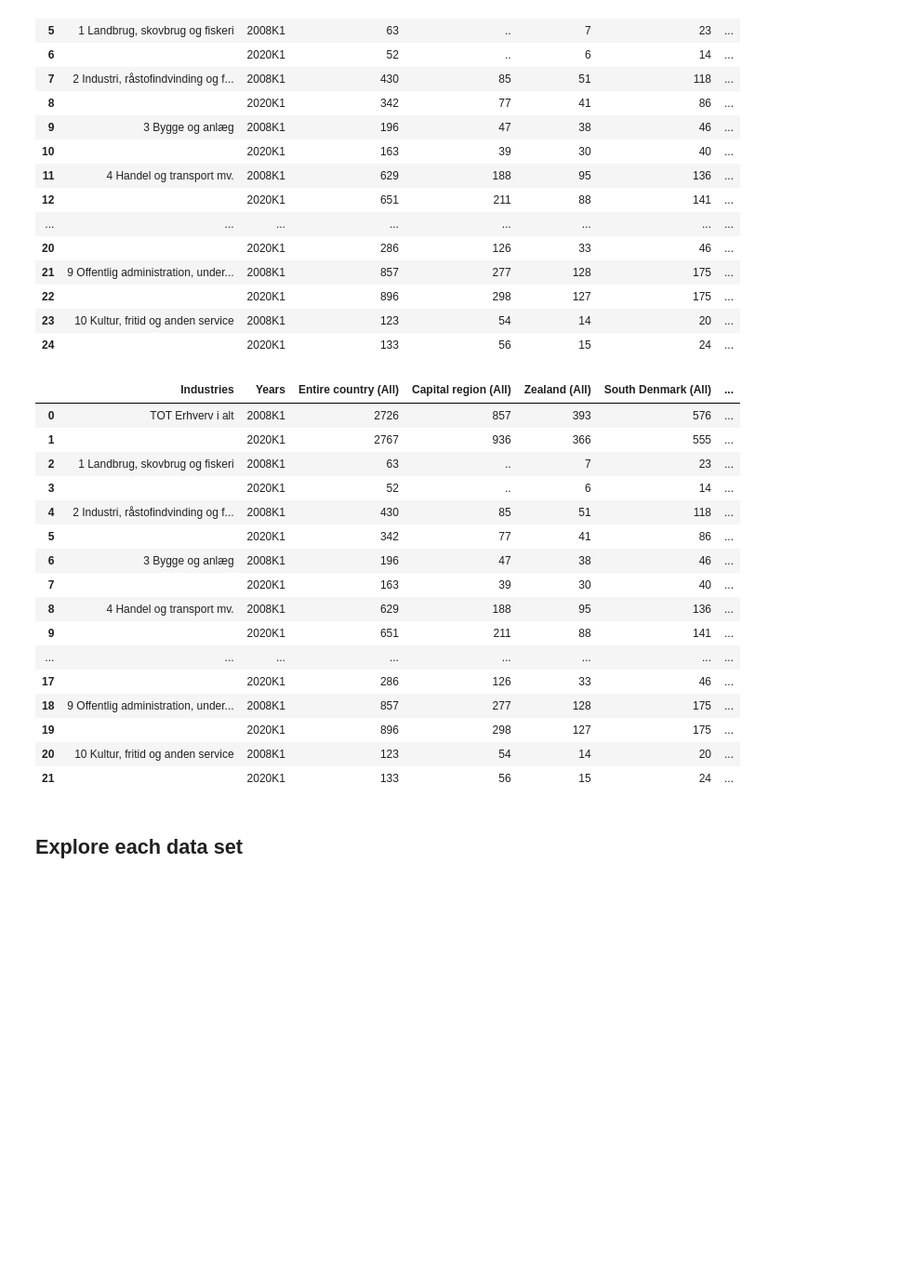
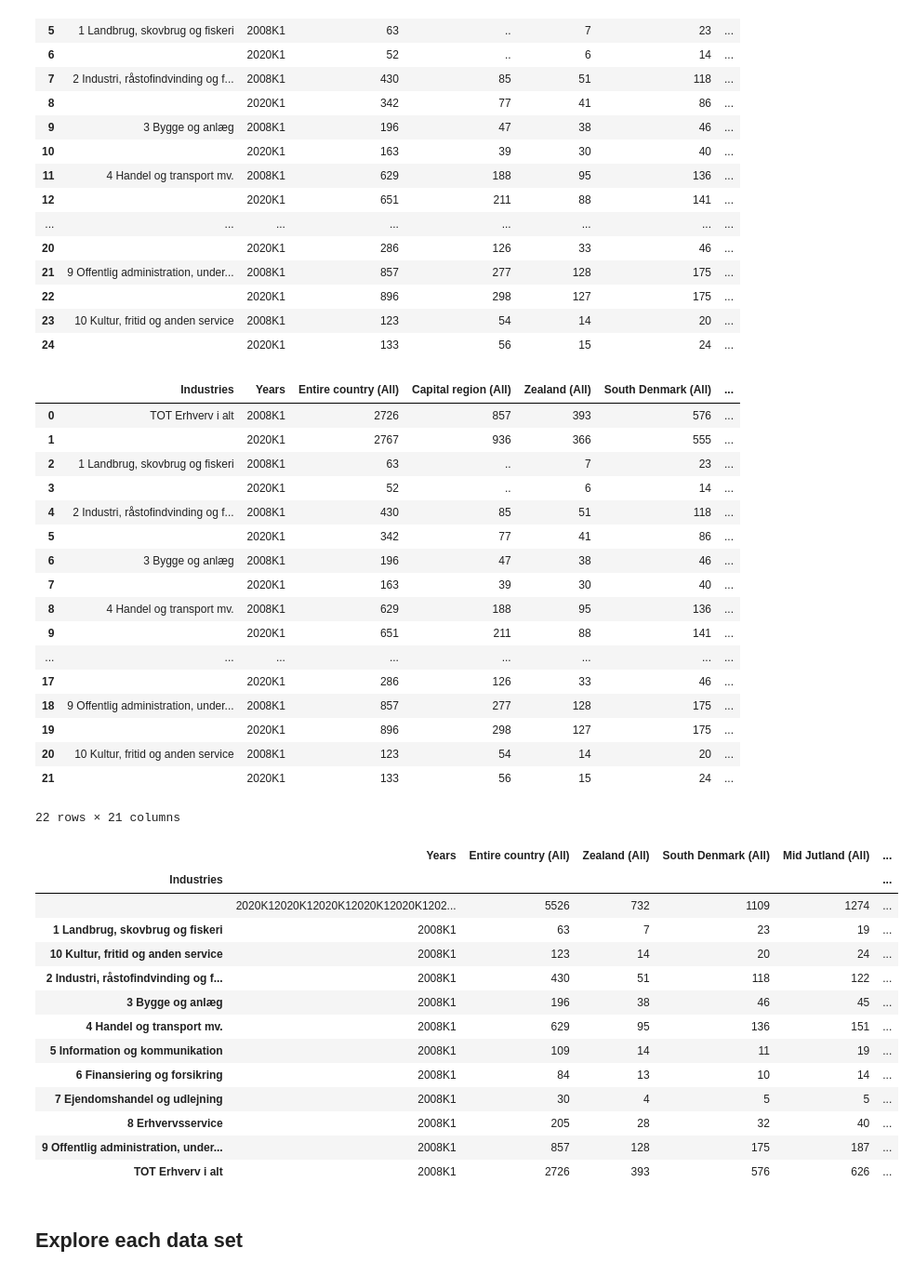
Before and after one commit to Morsing96/Introduction-to-Programming, a Jupyter notebook: dataproject/dataproject.ipynb, the cells around one changed output. Shown: that part at 93% size. Saved outputs shown, nothing was run; the diff lists cells and outputs as text; code cells hidden in the pictures; blank space fills up the shorter version.

```diff
--- a/dataproject/dataproject.ipynb
+++ b/dataproject/dataproject.ipynb
@@ -223,6 +332,8 @@ industries
 # %%
 #reseting indices
 industries=industries.reset_index(level=None, drop=True, inplace=False, col_level=0, col_fill='')
+# %%
+industries["Industry_year"]=industries["Industries"]+industries["Years"]
 # %%
 industries
 # %% [output]
@@ -243,3 +354,4 @@ industries
 | 19 |  | 2020K1 | 896 | 298 | 127 | 175 | ... |
 | 20 | 10 Kultur, fritid og anden service | 2008K1 | 123 | 54 | 14 | 20 | ... |
 | 21 |  | 2020K1 | 133 | 56 | 15 | 24 | ... |
+22 rows × 21 columns
@@ -251,3 +358,22 @@ plt.show()
+# %%
+industries_grouped=industries.groupby('Industries').sum()
+[['Entire country (M)','Entire country (W)']]
+industries_grouped
+# %% [output]
+|  | Years | Entire country (All) | Zealand (All) | South Denmark (All) | Mid Jutland (All) | ... |
+| Industries |  |  |  |  |  | ... |
+|  | 2020K12020K12020K12020K12020K1202... | 5526 | 732 | 1109 | 1274 | ... |
+| 1 Landbrug, skovbrug og fiskeri | 2008K1 | 63 | 7 | 23 | 19 | ... |
+| 10 Kultur, fritid og anden service | 2008K1 | 123 | 14 | 20 | 24 | ... |
+| 2 Industri, råstofindvinding og f... | 2008K1 | 430 | 51 | 118 | 122 | ... |
+| 3 Bygge og anlæg | 2008K1 | 196 | 38 | 46 | 45 | ... |
+| 4 Handel og transport mv. | 2008K1 | 629 | 95 | 136 | 151 | ... |
+| 5 Information og kommunikation | 2008K1 | 109 | 14 | 11 | 19 | ... |
+| 6 Finansiering og forsikring | 2008K1 | 84 | 13 | 10 | 14 | ... |
+| 7 Ejendomshandel og udlejning | 2008K1 | 30 | 4 | 5 | 5 | ... |
+| 8 Erhvervsservice | 2008K1 | 205 | 28 | 32 | 40 | ... |
+| 9 Offentlig administration, under... | 2008K1 | 857 | 128 | 175 | 187 | ... |
+| TOT Erhverv i alt | 2008K1 | 2726 | 393 | 576 | 626 | ... |
 # %% [markdown]
 ## Explore each data set
 # %% [markdown]
```
Also changed, not shown: parts of 14 cells of this notebook, 3 other files.
